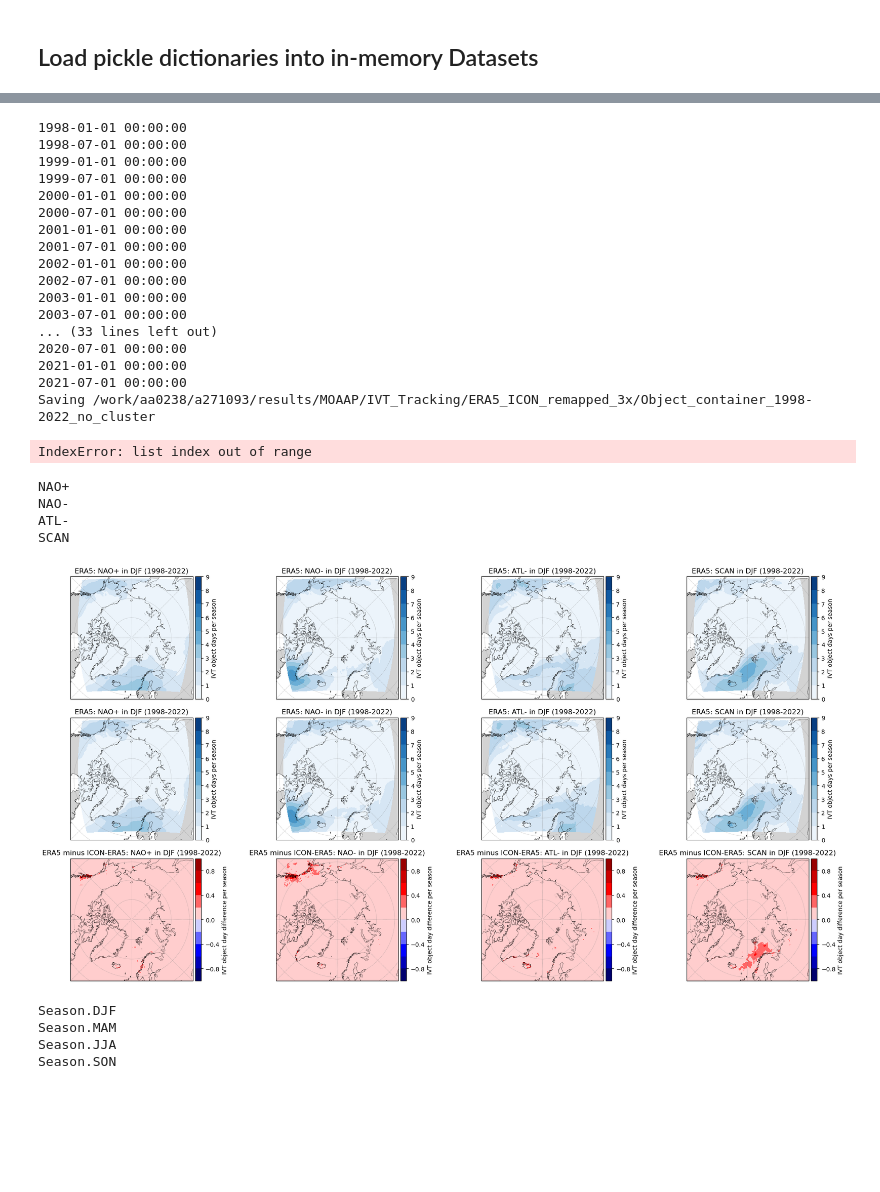
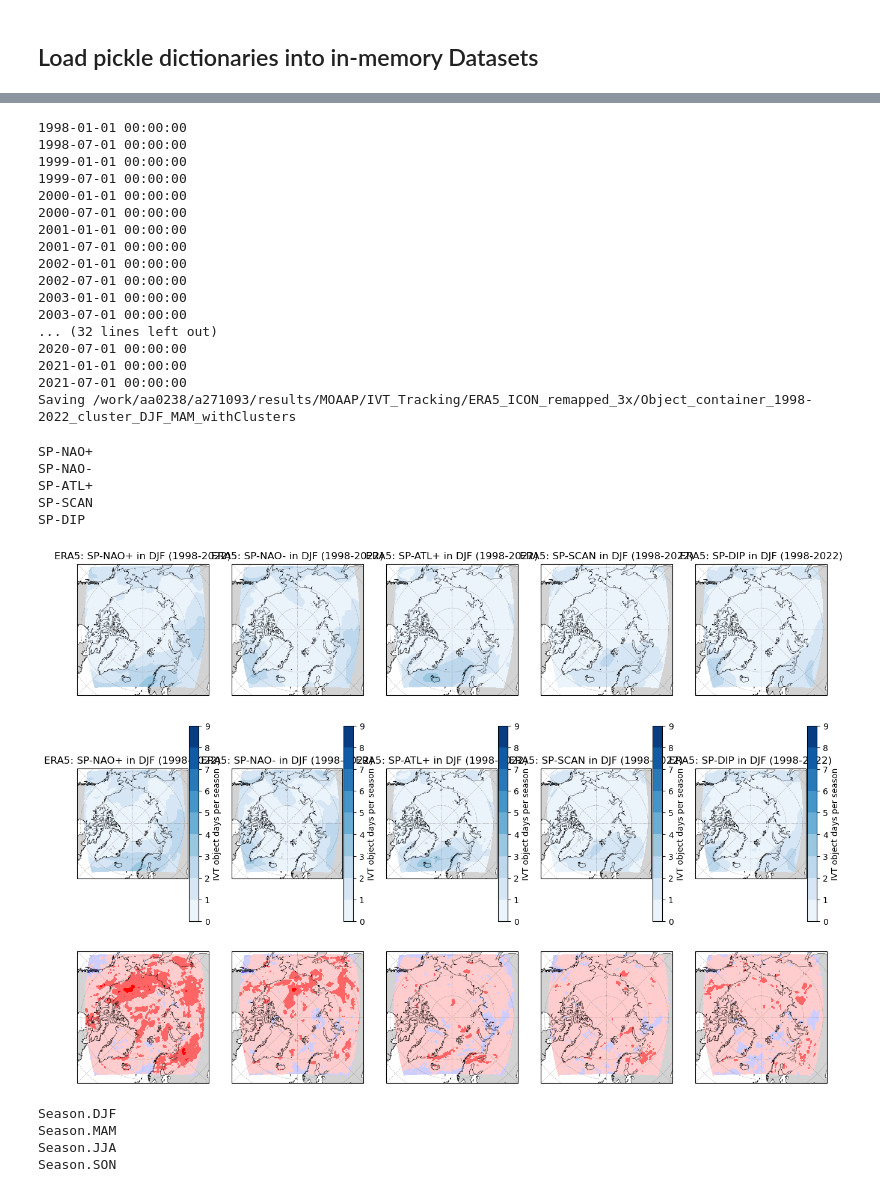
Before and after one commit to jobo95/MOAAP, a Jupyter notebook: Notebooks/Analysis/ICON_IVT_occurrences_by_regime_ERA_vs_ICON_ERA.ipynb, the cells around one changed output, grey strips where cells are left out. Cells and saved outputs as stored; diff of their text form; code cells hidden in the pictures; blank space fills up the shorter version.

```diff
--- a/Notebooks/Analysis/ICON_IVT_occurrences_by_regime_ERA_vs_ICON_ERA.ipynb
+++ b/Notebooks/Analysis/ICON_IVT_occurrences_by_regime_ERA_vs_ICON_ERA.ipynb
@@ -49,7 +49,8 @@ IVT_objs_ICON_ERA5 = load_tracking_objects(input_path_ICON_ERA5,
                                       load_coordinates=True,
                                       exp=exp_ICON_ERA5,
                                       save_pkl=True,
-                                      suffix = "_no_cluster"
+                                      load_clusters=True,
+                                      suffix = "_cluster_DJF_MAM"
                                       )
 # %% [output]
 1998-01-01 00:00:00
@@ -78,7 +79,10 @@ IVT_objs_ERA5 = load_tracking_objects(input_path_ERA5,
                                       load_coordinates=True,
                                       exp=exp_ERA5,
                                       save_pkl=True,
-                                      suffix = "_no_cluster"
+                                      load_clusters=True,
+                                    suffix = "_cluster_DJF_MAM"
+
+
                                       )
 # %% [output]
 1998-01-01 00:00:00
@@ -93,25 +97,21 @@ IVT_objs_ERA5 = load_tracking_objects(input_path_ERA5,
 2002-07-01 00:00:00
 2003-01-01 00:00:00
 2003-07-01 00:00:00
-... (33 lines left out)
+... (32 lines left out)
 2020-07-01 00:00:00
 2021-01-01 00:00:00
 2021-07-01 00:00:00
-Saving /work/aa0238/a271093/results/MOAAP/IVT_Tracking/ERA5_ICON_remapped_3x/Object_container_1998-2022_no_cluster
+Saving /work/aa0238/a271093/results/MOAAP/IVT_Tracking/ERA5_ICON_remapped_3x/Object_container_1998-2022_cluster_DJF_MAM_withClusters
-# %%
-IVT_objs_ICON_ERA5[8000]
-# %% [output]
-IndexError: list index out of range
 # %%
-fig = plt.figure(figsize=(20,10))
-subplts = (3,4)
+fig = plt.figure(figsize=(13,10))
+subplts = (3,5)
 levels=np.arange(0,10,1)
-for   i, regime in enumerate(GPH700_4Cluster):
+for   i, regime in enumerate(GPH700_5Cluster_MAM):
 
     regime= regime.value
     print (regime)
 
-    IVTobjs_sel_ERA5 = IVT_objs_ERA5.sel_season(Season.DJF).sel_by_regime(regime)
+    IVTobjs_sel_ERA5 = IVT_objs_ERA5.sel_season(Season.MAM).sel_by_regime(regime)
 
     lon,lat,z_ERA5 = count_objs_grid_points(IVTobjs_sel_ERA5, normalization_factor=24.)
 
@@ -127,46 +127,50 @@ for   i, regime in enumerate(GPH700_4Cluster):
 
                                   levels = levels,
                                   title=f"ERA5: {regime} in DJF ({first_year}-{last_year})",
-                                  cbar_label = "IVT object days per season",)
+                                  cbar_label = "IVT object days per season",
+                                  cbar=False)
 
 
-    IVTobjs_sel_ICON_ERA5 = IVT_objs_ICON_ERA5.sel_season(Season.DJF).sel_by_regime(regime)
+
+    IVTobjs_sel_ICON_ERA5 = IVT_objs_ICON_ERA5.sel_season(Season.MAM).sel_by_regime(regime)
 
     lon,lat,z_ICON_ERA5 = count_objs_grid_points(IVTobjs_sel_ICON_ERA5, normalization_factor=24.)
 
     # normalize grid point counts to counts per season
     z_ICON_ERA5= (z_ICON_ERA5/num_years)*1.000001
 
 
     plot_unstructured_rotated_grid(lon,
                                   lat,
                                   z_ICON_ERA5,
                                   fig=fig,
-                                  index = i+4,
+                                  index = i+5,
                                   subplts=subplts,
 
                                   levels = levels,
                                   title=f"ERA5: {regime} in DJF ({first_year}-{last_year})",
                                   cbar_label = "IVT object days per season",)
 
     plot_unstructured_rotated_grid(lon,
                                   lat,
-                                  z_ERA5-z_ICON_ERA5,
+                                  z_ICON_ERA5-z_ERA5,
                                   fig=fig,
-                                  index = i+8,
+                                  index = i+10,
                                   subplts=subplts,
                                    cmap="seismic",
 
                                   levels = np.arange(-1,1.1,0.2),
-                                  title=f"ERA5 minus ICON-ERA5: {regime} in DJF ({first_year}-{last_year})",
-                                  cbar_label = "IVT object day difference per season",)
+                                  #title=f"ERA5 minus ICON-ERA5: {regime} in DJF ({first_year}-{last_year})",
+                                  cbar_label = "IVT object day difference per season",
+                                  cbar=False)
 plt.tight_layout()
 # %% [output]
-NAO+
-NAO-
-ATL-
-SCAN
+SP-NAO+
+SP-NAO-
+SP-ATL+
+SP-SCAN
+SP-DIP
-[figure, old version]
+[figure, new version]
 # %%
 fig = plt.figure(figsize=(80,14))
 
```
Also changed, not shown: parts of 4 cells of this notebook, 13 other files.
